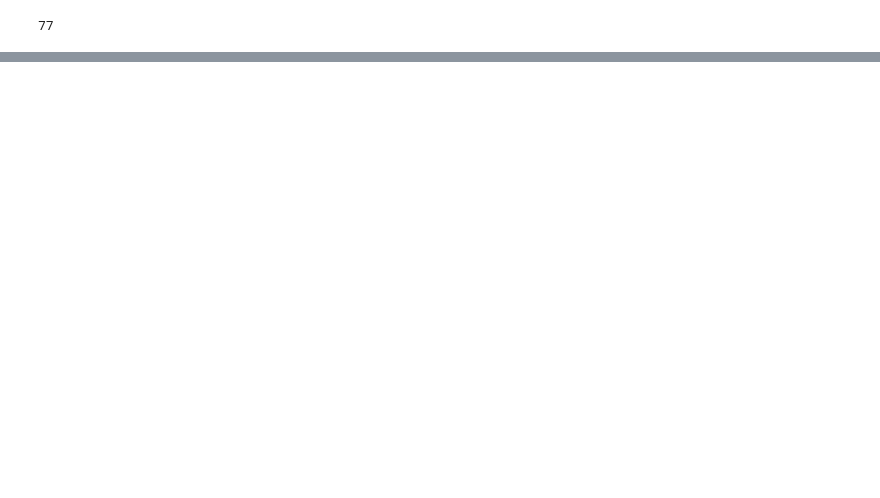
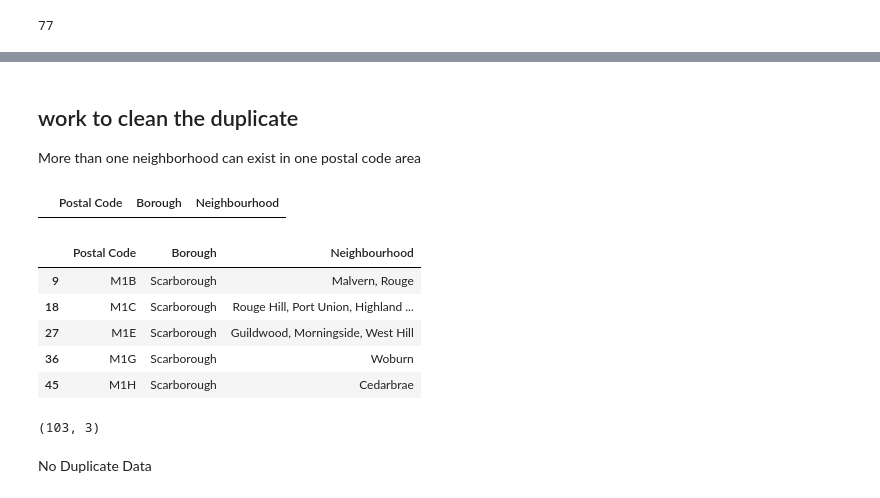
Before and after one commit to ameralbuttma/Coursera_Capstone_12_24_2020, a Jupyter notebook: Segmenting and Clustering Neighborhoods in Toronto.ipynb, the cells around one changed output, grey strips where cells are left out. Saved outputs shown, nothing was run; the diff lists cells and outputs as text; code cells hidden in the pictures; blank space fills up the shorter version.

```diff
--- a/Segmenting and Clustering Neighborhoods in Toronto.ipynb
+++ b/Segmenting and Clustering Neighborhoods in Toronto.ipynb
@@ -85,0 +125,25 @@ df_1.Borough.str.count("Not assigned").sum()
+# %% [markdown]
+## work to clean the duplicate
+More than one neighborhood can exist in one postal code area
+# %%
+DF.sort_values("Postal Code", inplace = True)
+duplicate = DF[DF.duplicated('Postal Code')]
+duplicate
+# %% [output]
+|  | Postal Code | Borough | Neighbourhood |
+# %%
+DF.head()
+# %% [output]
+|  | Postal Code | Borough | Neighbourhood |
+| 9 | M1B | Scarborough | Malvern, Rouge |
+| 18 | M1C | Scarborough | Rouge Hill, Port Union, Highland ... |
+| 27 | M1E | Scarborough | Guildwood, Morningside, West Hill |
+| 36 | M1G | Scarborough | Woburn |
+| 45 | M1H | Scarborough | Cedarbrae |
+# %%
+DF= (pd.DataFrame(DF))
+DF.shape
+# %% [output]
+(103, 3)
+# %% [markdown]
+No Duplicate Data
```
Also changed, not shown: parts of 9 cells of this notebook.
